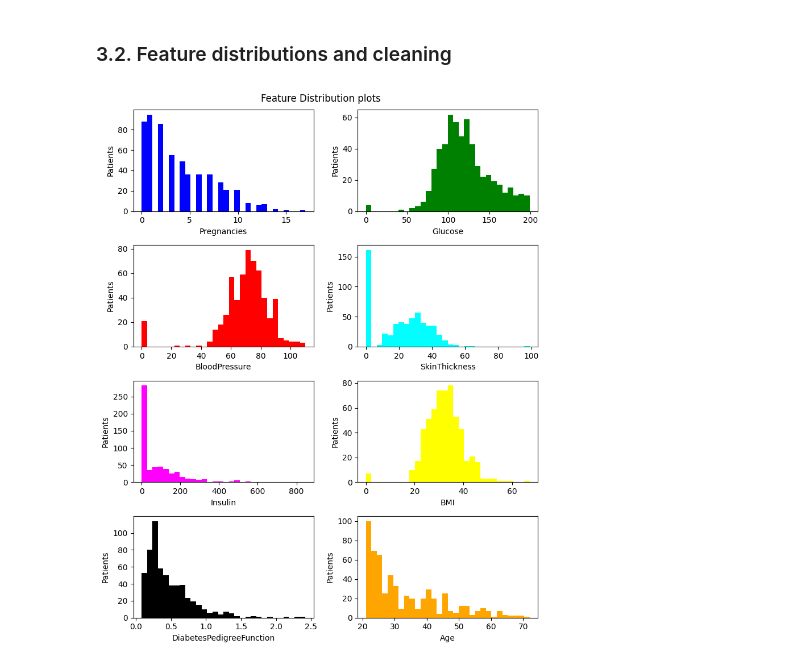
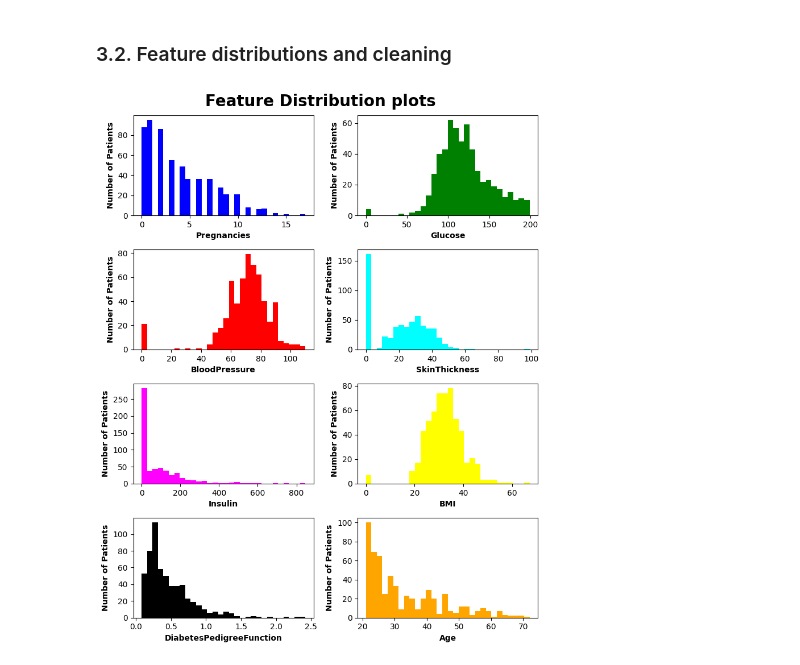
Before and after one commit to 4GeeksAcademy/Madesh2-gperdrizet-diabetes-prediction, a Jupyter notebook: src/Madesh-01-decision_tree.ipynb, the cells around one changed output. Drawn from its saved outputs; the diff is of its cells as text; code cells hidden in the pictures.

```diff
--- a/src/Madesh-01-decision_tree.ipynb
+++ b/src/Madesh-01-decision_tree.ipynb
@@ -115,17 +113,17 @@ The accuracy of a logistic regression model is: 77.60%
 # %%
 numerical_features=['Pregnancies','Glucose','BloodPressure','SkinThickness','Insulin','BMI','DiabetesPedigreeFunction','Age']
 
 fig,axs=plt.subplots(4, 2, figsize=(8, 10))
 axs=axs.flatten()
 colors = ['blue', 'green', 'red', 'cyan', 'magenta', 'yellow', 'black', 'orange']
 
-fig.suptitle('Feature Distribution plots')
+fig.suptitle('Feature Distribution plots', fontsize=20, fontweight='bold')
 
 for i, feature in enumerate(numerical_features):
     axs[i].hist(training_df[feature], color=colors[i%len(colors)], bins=30)
-    axs[i].set_xlabel(feature)
-    axs[i].set_ylabel('Number of Patients')
+    axs[i].set_xlabel(feature,  fontweight='bold')
+    axs[i].set_ylabel('Number of Patients',  fontweight='bold')
 
 fig.tight_layout()
 # %% [output]
-[figure, old version]
+[figure, new version]
```
Also changed, not shown: parts of 9 cells of this notebook, 1 other file.
